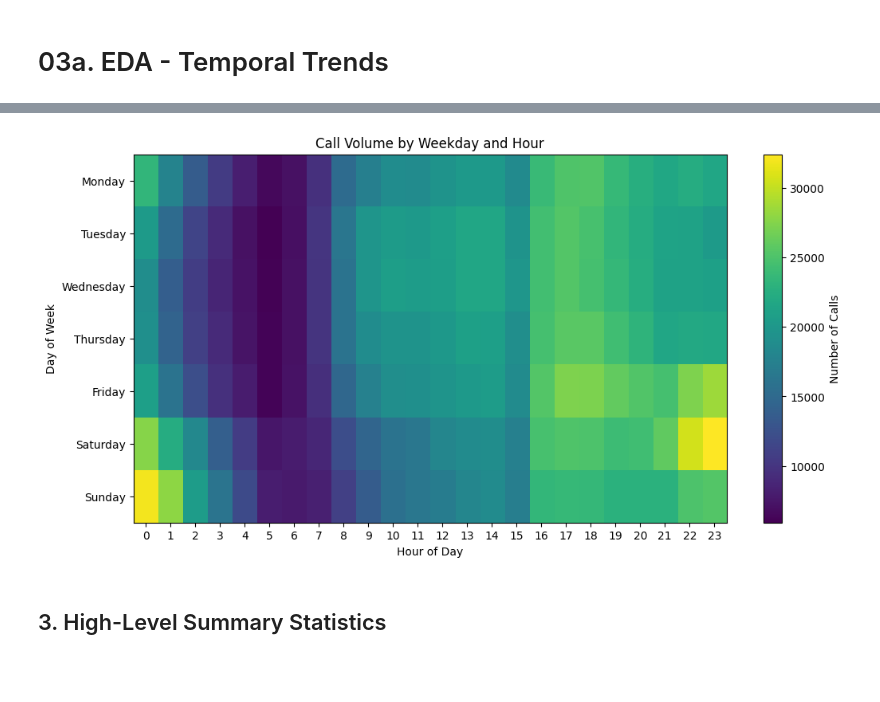
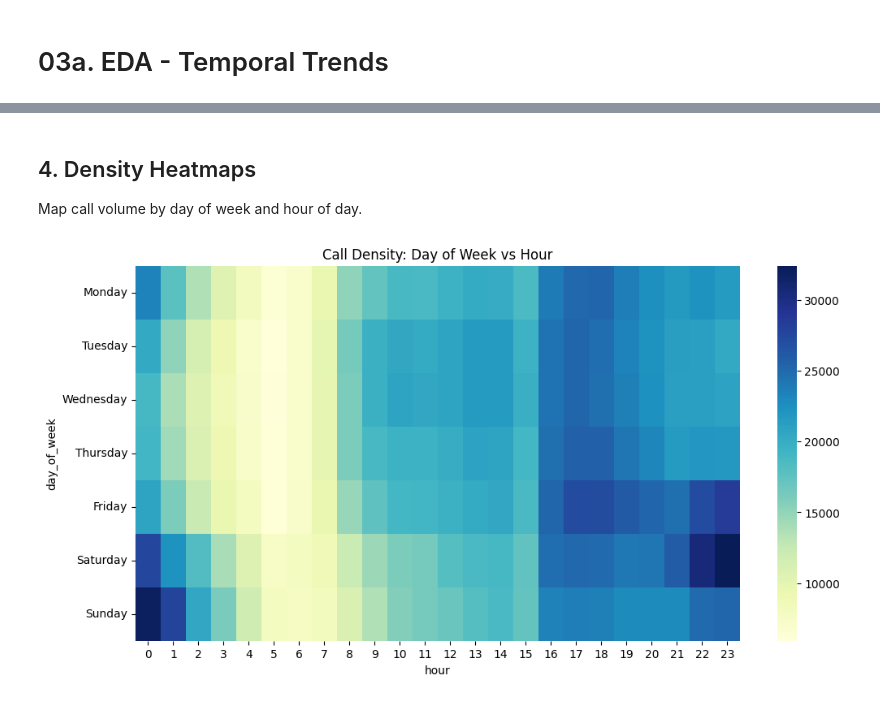
Before and after one commit to Edward-Vong/Quantifying-Breakpoint-of-SJPD-Response, a Jupyter notebook: 03a_eda_temporal_trends.ipynb, the cells around one changed output, grey strips where cells are left out. Cells and saved outputs as stored; diff of their text form; code cells hidden in the pictures; blank space fills up the shorter version.

```diff
--- a/03a_eda_temporal_trends.ipynb
+++ b/03a_eda_temporal_trends.ipynb
@@ -33,0 +53,12 @@ plt.show()
+# %%
+df['month_name'] = df['CDTS'].dt.month_name()
+month_order = ['January', 'February', 'March', 'April', 'May', 'June',
+               'July', 'August', 'September', 'October', 'November', 'December']
+seasonality = df.groupby(['year', 'month_name']).size().reset_index(name='count')
+seasonality_avg = seasonality[seasonality['count'] > 0].groupby('month_name')['count'].mean().reindex(month_order)
+
+plt.figure(figsize=(10, 5))
+seasonality_avg.plot(kind='line', marker='o', color='tab:blue')
+plt.title("Average Monthly Call Volume (Seasonality)")
+plt.xticks(range(12), month_order, rotation=45)
+plt.show()
@@ -34,23 +67,16 @@ plt.show()
+# %% [markdown]
+## 4. Density Heatmaps
+Map call volume by day of week and hour of day.
 # %%
-day_order = ["Monday", "Tuesday", "Wednesday", "Thursday", "Friday", "Saturday", "Sunday"]
+df['hour'] = df['CDTS'].dt.hour
+df['day_of_week'] = df['CDTS'].dt.day_name()
+day_order = ['Monday', 'Tuesday', 'Wednesday', 'Thursday', 'Friday', 'Saturday', 'Sunday']
+heatmap_data = df.groupby(['day_of_week', 'hour']).size().unstack().reindex(day_order)
 
-workload_heat = (
-    df.groupby(["day_of_week", "hour"], observed=False)
-    .size()
-    .unstack(fill_value=0)
-    .reindex(day_order)
-)
-
+import seaborn as sns
 plt.figure(figsize=(12, 6))
-im = plt.imshow(workload_heat, aspect="auto", cmap="viridis")
-plt.title("Call Volume by Weekday and Hour")
-plt.xlabel("Hour of Day")
-plt.ylabel("Day of Week")
-plt.xticks(range(24))
-plt.yticks(range(7), day_order)
-plt.colorbar(im, label="Number of Calls")
+sns.heatmap(heatmap_data, cmap="YlGnBu")
+plt.title("Call Density: Day of Week vs Hour")
 plt.show()
 # %% [output]
-[figure, old version]
+[figure, new version]
-# %% [markdown]
-## 3. High-Level Summary Statistics
```
Also changed, not shown: parts of 14 cells of this notebook, 9 other files.
